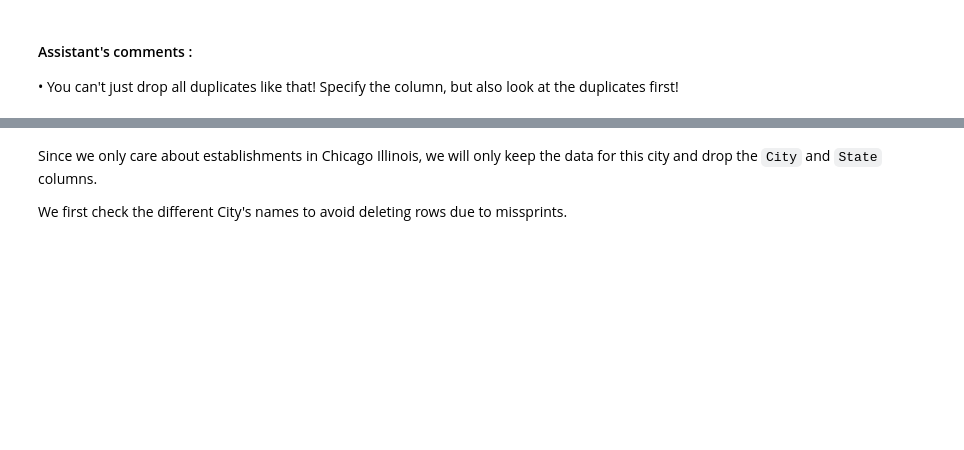
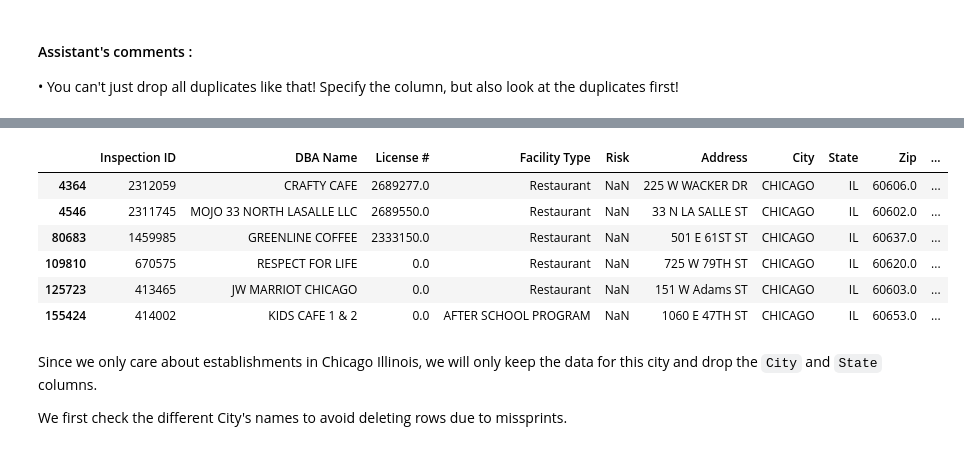
Before and after one commit to clairebilat/ada-2019-project-lost-and-found, a Jupyter notebook: Milestone-2.ipynb, the cells around one changed output, grey strips where cells are left out. Saved outputs shown, nothing was run; the diff lists cells and outputs as text; code cells hidden in the pictures; blank space fills up the shorter version.

```diff
--- a/Milestone-2.ipynb
+++ b/Milestone-2.ipynb
@@ -184,3 +293,13 @@ eat_seat.head(2)
+# %%
+eat_seat[eat_seat['Risk'].isnull()]
+# %% [output]
+|  | Inspection ID | DBA Name | License # | Facility Type | Risk | Address | City | State | Zip | ... |
+| 4364 | 2312059 | CRAFTY CAFE | 2689277.0 | Restaurant | NaN | 225 W WACKER DR | CHICAGO | IL | 60606.0 | ... |
+| 4546 | 2311745 | MOJO 33 NORTH LASALLE LLC | 2689550.0 | Restaurant | NaN | 33 N LA SALLE ST | CHICAGO | IL | 60602.0 | ... |
+| 80683 | 1459985 | GREENLINE COFFEE | 2333150.0 | Restaurant | NaN | 501 E 61ST ST | CHICAGO | IL | 60637.0 | ... |
+| 109810 | 670575 | RESPECT FOR LIFE | 0.0 | Restaurant | NaN | 725 W 79TH ST | CHICAGO | IL | 60620.0 | ... |
+| 125723 | 413465 | JW MARRIOT CHICAGO | 0.0 | Restaurant | NaN | 151 W Adams ST | CHICAGO | IL | 60603.0 | ... |
+| 155424 | 414002 | KIDS CAFE 1 & 2 | 0.0 | AFTER SCHOOL PROGRAM | NaN | 1060 E 47TH ST | CHICAGO | IL | 60653.0 | ... |
 # %% [markdown]
 Since we only care about establishments in Chicago Illinois, we will only keep the data for this city and drop the `City` and `State` columns.
 
```
Also changed, not shown: parts of 24 cells of this notebook.
